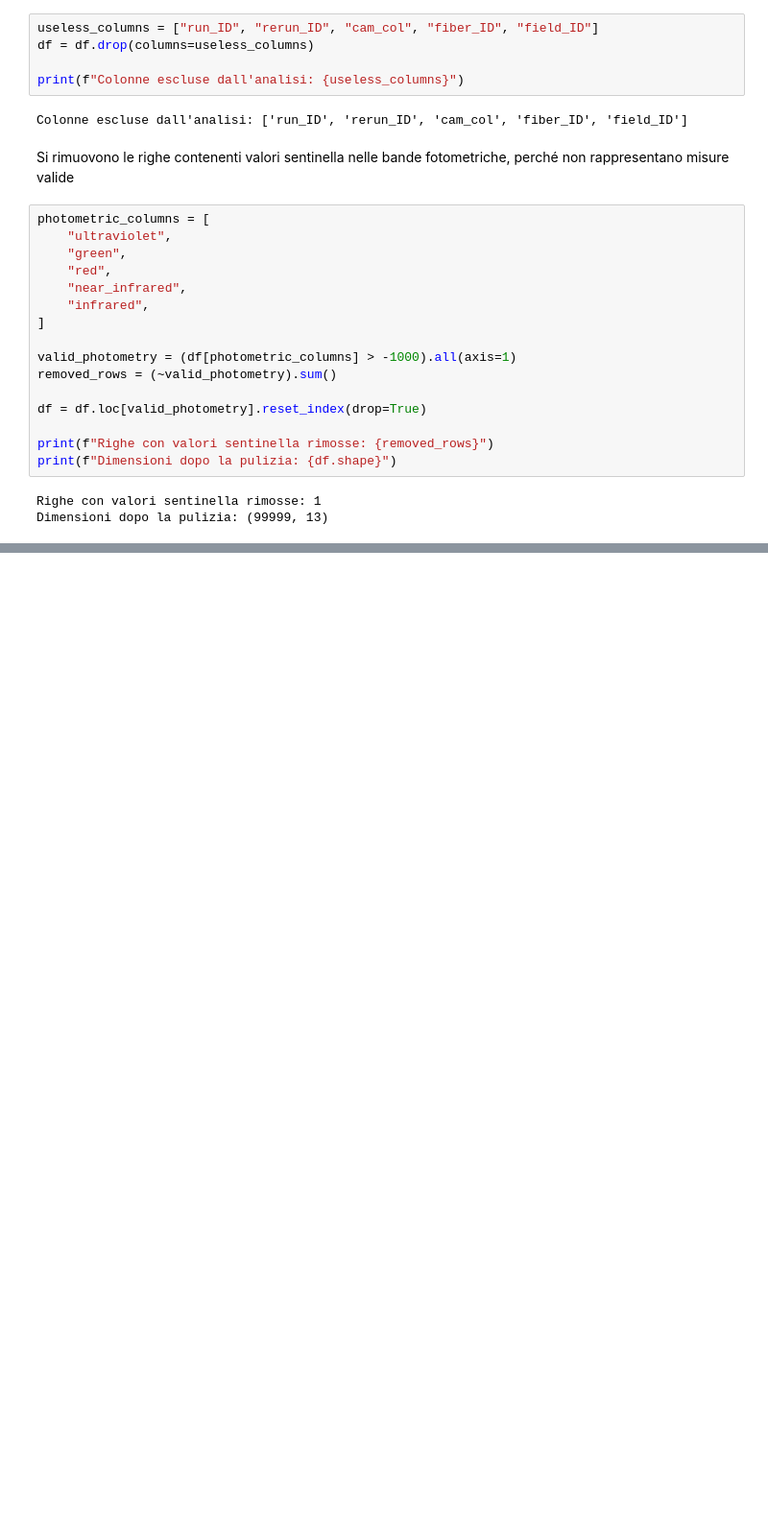
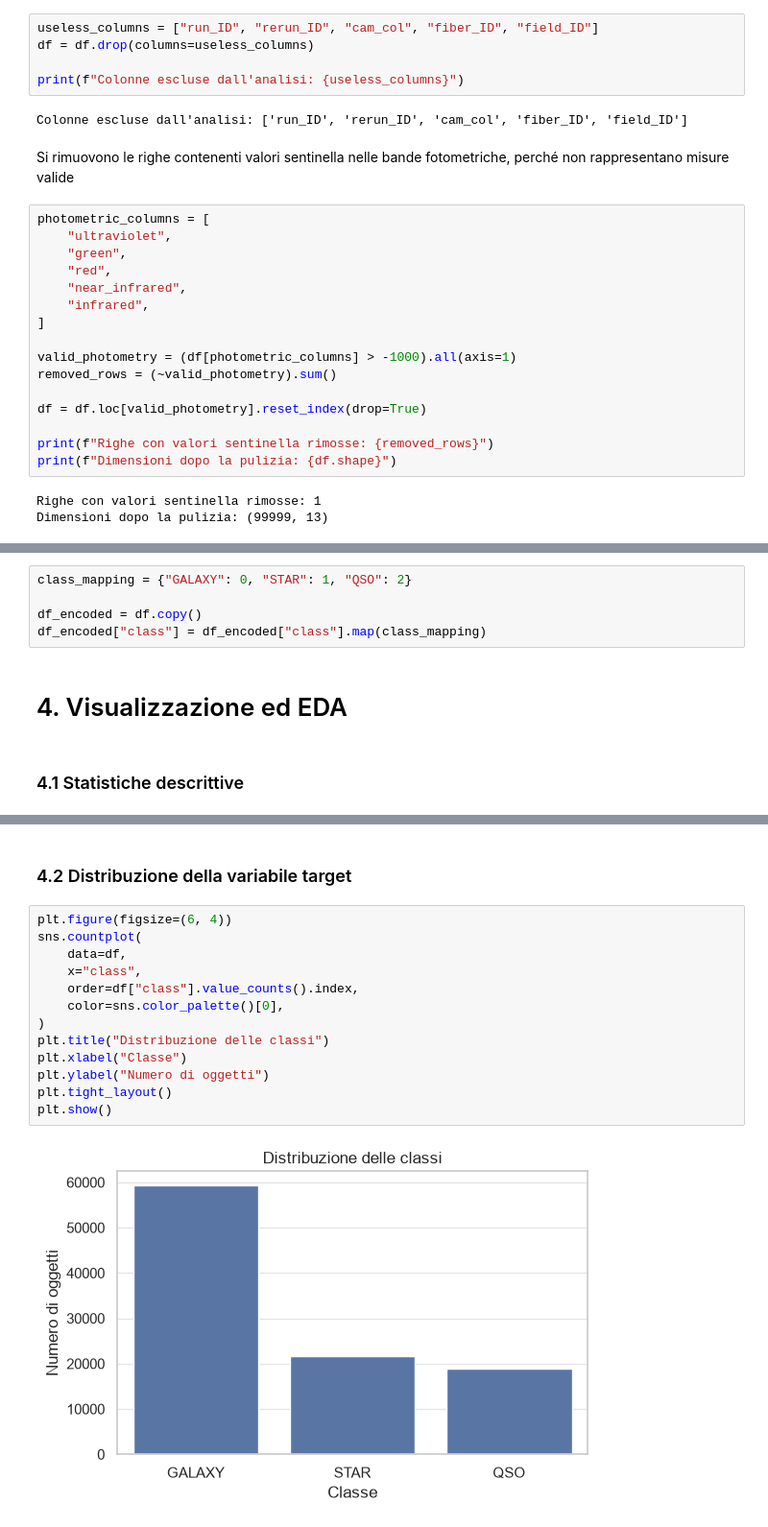
Before and after one commit to FabianCalangiu/Astronomical-Objects-Analysis, a Jupyter notebook: notebooks/astronomical_analysis_enhanced.ipynb, the cells around one changed output, grey strips where cells are left out. Shown at 96% size. Cells and saved outputs as stored; diff of their text form; blank space fills up the shorter version.

```diff
--- a/notebooks/astronomical_analysis_enhanced.ipynb
+++ b/notebooks/astronomical_analysis_enhanced.ipynb
@@ -244,3 +246,12 @@ Dimensioni dopo la pulizia: (99999, 13)
+# %%
+class_mapping = {"GALAXY": 0, "STAR": 1, "QSO": 2}
+
+df_encoded = df.copy()
+df_encoded["class"] = df_encoded["class"].map(class_mapping)
+# %% [markdown]
+# 4. Visualizzazione ed EDA
+# %% [markdown]
+### 4.1 Statistiche descrittive
 # %%
 df.describe()
 # %% [output]
@@ -253,3 +264,20 @@ df.describe()
 | 50% | 1.237663e+18 | 180.900527 | 23.646462 | 22.179140 | 21.099930 | 20.125310 | 19.405150 | 19.004600 | 5.614896e+18 | ... |
 | 75% | 1.237668e+18 | 233.895005 | 39.901582 | 23.687480 | 22.123775 | 21.044790 | 20.396510 | 19.921120 | 8.332365e+18 | ... |
 | max | 1.237681e+18 | 359.999810 | 83.000519 | 32.781390 | 31.602240 | 29.571860 | 32.141470 | 29.383740 | 1.412694e+19 | ... |
+# %% [markdown]
+### 4.2 Distribuzione della variabile target
+# %%
+plt.figure(figsize=(6, 4))
+sns.countplot(
+    data=df,
+    x="class",
+    order=df["class"].value_counts().index,
+    color=sns.color_palette()[0],
+)
+plt.title("Distribuzione delle classi")
+plt.xlabel("Classe")
+plt.ylabel("Numero di oggetti")
+plt.tight_layout()
+plt.show()
+# %% [output]
+[figure, added]
```
Also changed, not shown: parts of 11 cells of this notebook.
